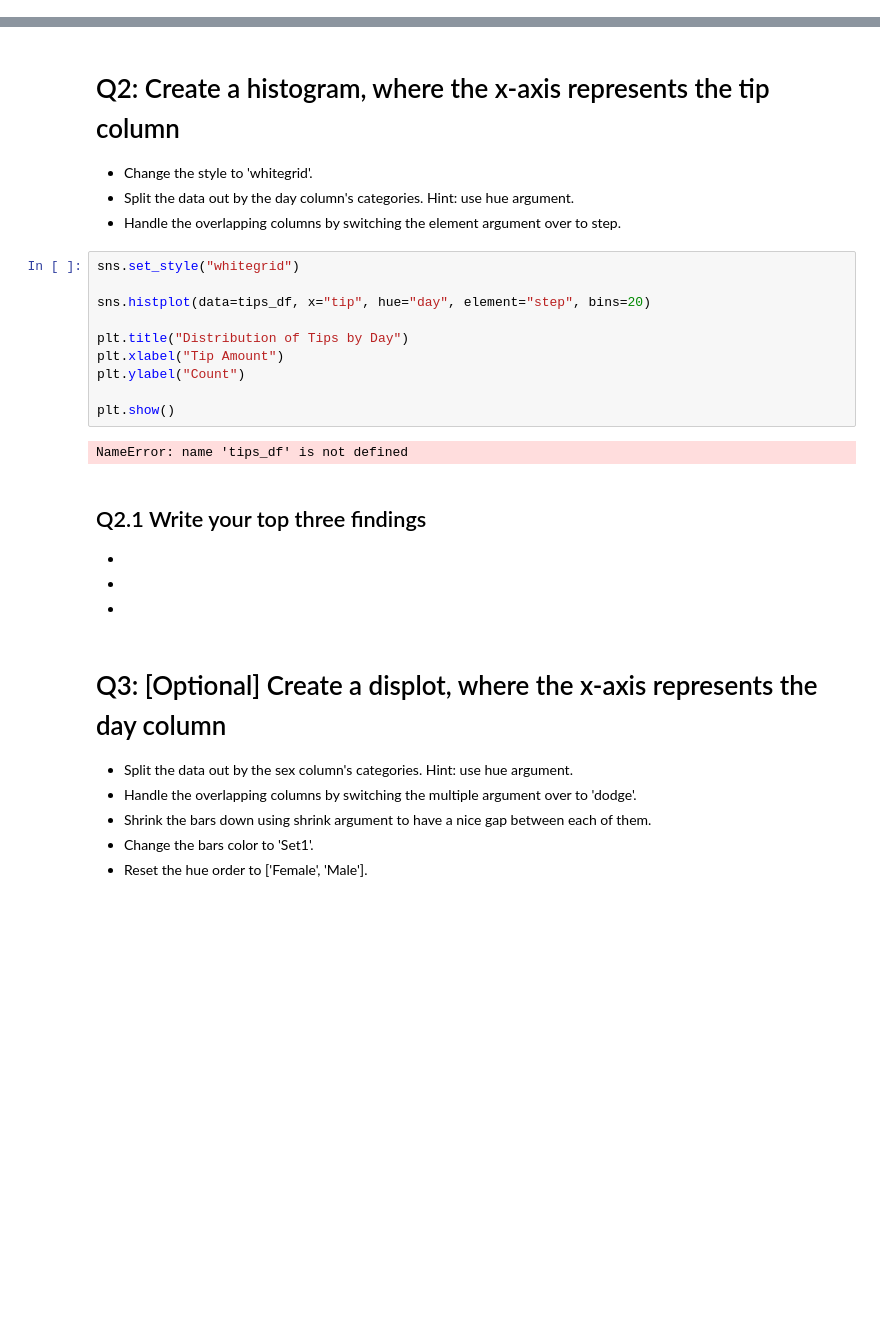
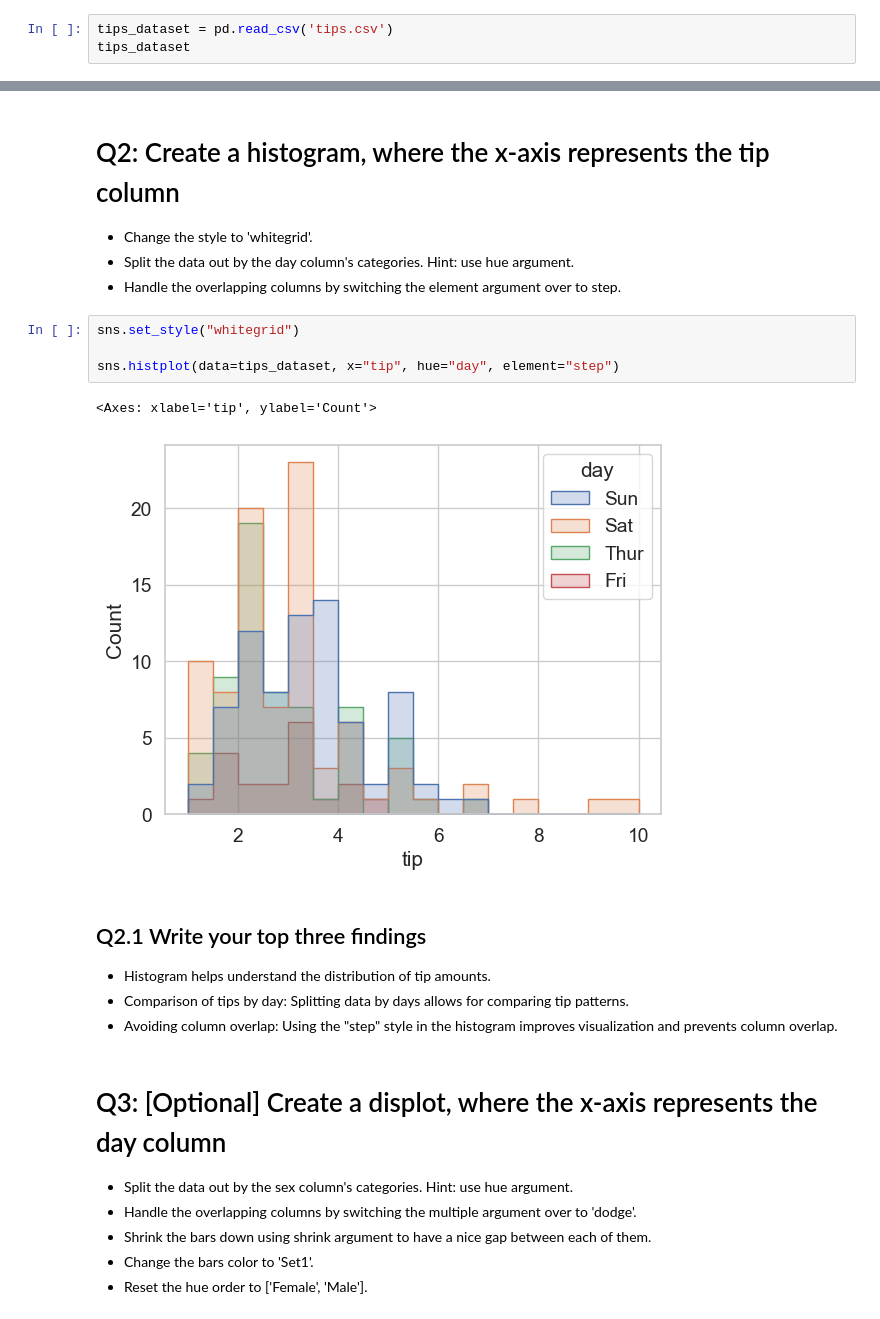
Before and after one commit to Tuwaiq-Data-Science-Bootcamp-V5/Seaborn-Lab2, a Jupyter notebook: Seaborn_Assignment2.ipynb, the cells around one changed output, grey strips where cells are left out. Drawn from its saved outputs; the diff is of its cells as text; blank space fills up the shorter version.

```diff
--- a/Seaborn_Assignment2.ipynb
+++ b/Seaborn_Assignment2.ipynb
@@ -12,0 +10,3 @@ URLError: <urlopen error [SSL: CERTIFICATE_VERIFY_FAILED] certificate verify fai
+# %%
+tips_dataset = pd.read_csv('tips.csv')
+tips_dataset
@@ -18,20 +32,15 @@ URLError: <urlopen error [SSL: CERTIFICATE_VERIFY_FAILED] certificate verify fai
 # %%
 sns.set_style("whitegrid")
 
-sns.histplot(data=tips_df, x="tip", hue="day", element="step", bins=20)
-
-plt.title("Distribution of Tips by Day")
-plt.xlabel("Tip Amount")
-plt.ylabel("Count")
-
-plt.show()
+sns.histplot(data=tips_dataset, x="tip", hue="day", element="step")
 # %% [output]
-NameError: name 'tips_df' is not defined
+<Axes: xlabel='tip', ylabel='Count'>
+[figure, added]
 # %% [markdown]
 ## Q2.1 Write your top three findings
--
--
--
+- Histogram helps understand the distribution of tip amounts.
+- Comparison of tips by day: Splitting data by days allows for comparing tip patterns.
+- Avoiding column overlap: Using the "step" style in the histogram improves visualization and prevents column overlap.
 # %% [markdown]
 # Q3: [Optional] Create a displot, where the x-axis represents the day column
 - Split the data out by the sex column's categories. Hint: use hue argument.
```
Also changed, not shown: parts of 13 cells of this notebook, 1 other file.
